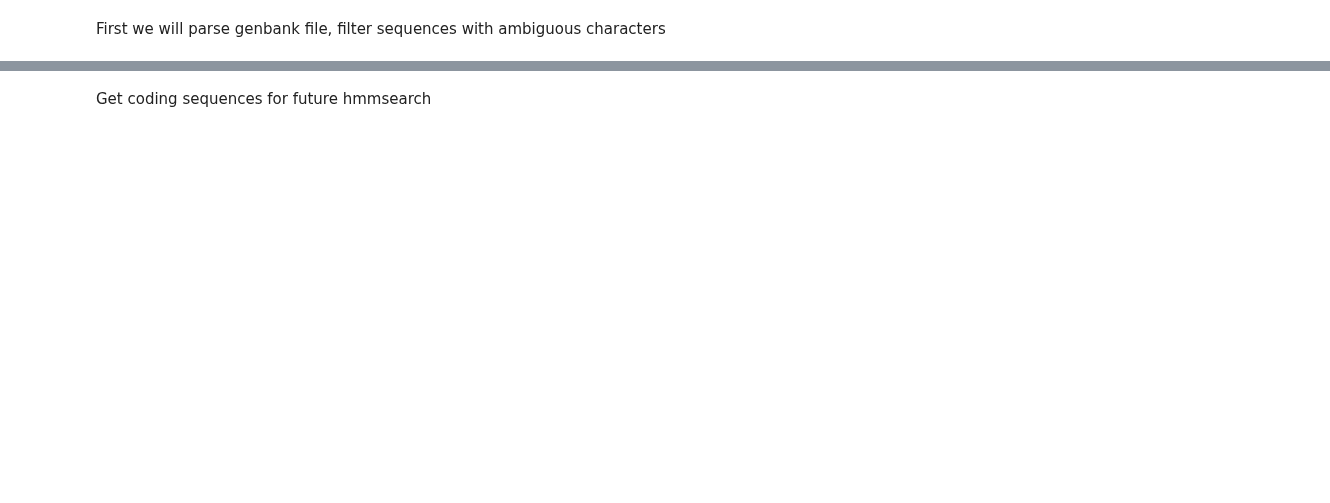
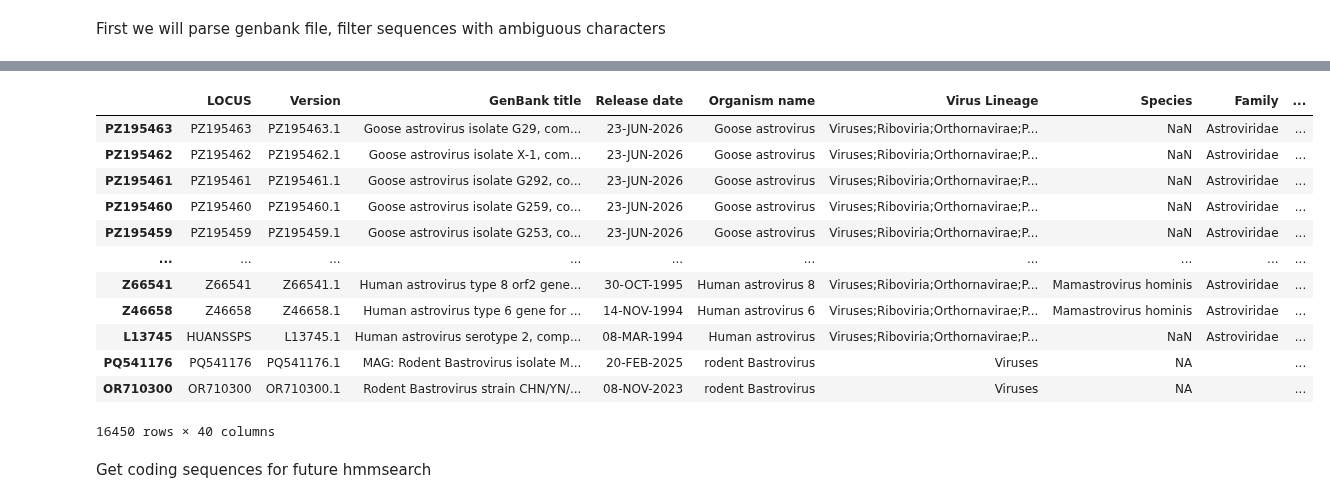
Before and after one commit to v-julia/Astroviridae_analysis, a Jupyter notebook: data/bastrovirus_dataset/Bastrovirus_dataset.ipynb, the cells around one changed output, grey strips where cells are left out. Drawn from its saved outputs; the diff is of its cells as text; code cells hidden in the pictures; blank space fills up the shorter version.

```diff
--- a/data/bastrovirus_dataset/Bastrovirus_dataset.ipynb
+++ b/data/bastrovirus_dataset/Bastrovirus_dataset.ipynb
@@ -56,0 +228,20 @@ There are 28 sequences with <1% ambiguous nucleotides
+# %%
+meta_all = pd.concat([meta,meta_bastrodataframe])
+# %%
+meta_all["Accession"] = meta_all.index
+# %%
+meta_all
+# %% [output]
+|  | LOCUS | Version | GenBank title | Release date | Organism name | Virus Lineage | Species | Family | ... |
+| PZ195463 | PZ195463 | PZ195463.1 | Goose astrovirus isolate G29, com... | 23-JUN-2026 | Goose astrovirus | Viruses;Riboviria;Orthornavirae;P... | NaN | Astroviridae | ... |
+| PZ195462 | PZ195462 | PZ195462.1 | Goose astrovirus isolate X-1, com... | 23-JUN-2026 | Goose astrovirus | Viruses;Riboviria;Orthornavirae;P... | NaN | Astroviridae | ... |
+| PZ195461 | PZ195461 | PZ195461.1 | Goose astrovirus isolate G292, co... | 23-JUN-2026 | Goose astrovirus | Viruses;Riboviria;Orthornavirae;P... | NaN | Astroviridae | ... |
+| PZ195460 | PZ195460 | PZ195460.1 | Goose astrovirus isolate G259, co... | 23-JUN-2026 | Goose astrovirus | Viruses;Riboviria;Orthornavirae;P... | NaN | Astroviridae | ... |
+| PZ195459 | PZ195459 | PZ195459.1 | Goose astrovirus isolate G253, co... | 23-JUN-2026 | Goose astrovirus | Viruses;Riboviria;Orthornavirae;P... | NaN | Astroviridae | ... |
+| ... | ... | ... | ... | ... | ... | ... | ... | ... | ... |
+| Z66541 | Z66541 | Z66541.1 | Human astrovirus type 8 orf2 gene... | 30-OCT-1995 | Human astrovirus 8 | Viruses;Riboviria;Orthornavirae;P... | Mamastrovirus hominis | Astroviridae | ... |
+| Z46658 | Z46658 | Z46658.1 | Human astrovirus type 6 gene for ... | 14-NOV-1994 | Human astrovirus 6 | Viruses;Riboviria;Orthornavirae;P... | Mamastrovirus hominis | Astroviridae | ... |
+| L13745 | HUANSSPS | L13745.1 | Human astrovirus serotype 2, comp... | 08-MAR-1994 | Human astrovirus | Viruses;Riboviria;Orthornavirae;P... | NaN | Astroviridae | ... |
+| PQ541176 | PQ541176 | PQ541176.1 | MAG: Rodent Bastrovirus isolate M... | 20-FEB-2025 | rodent Bastrovirus | Viruses | NA |  | ... |
+| OR710300 | OR710300 | OR710300.1 | Rodent Bastrovirus strain CHN/YN/... | 08-NOV-2023 | rodent Bastrovirus | Viruses | NA |  | ... |
+16450 rows × 40 columns
```
Also changed, not shown: parts of 16 cells of this notebook, 18 other files.
